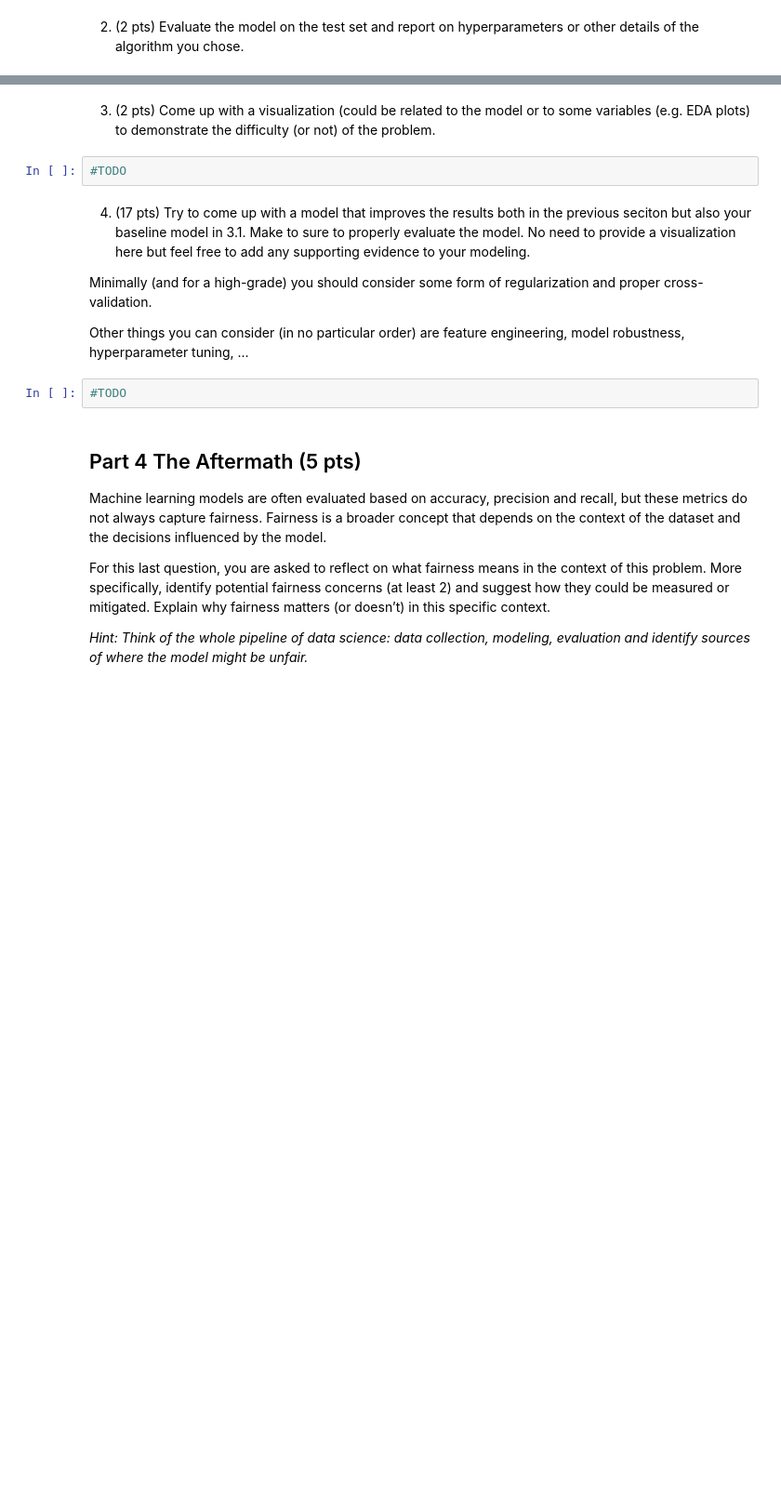
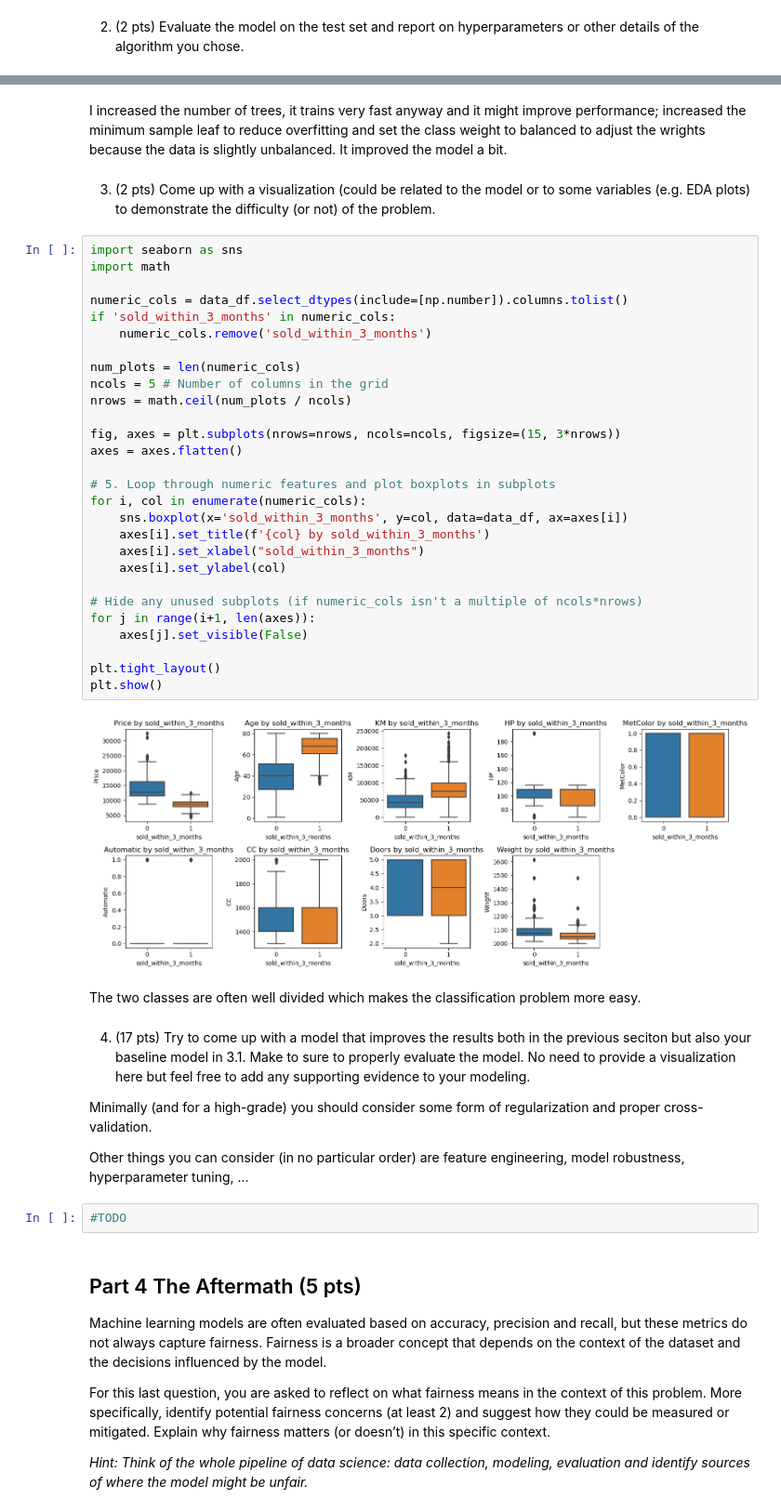
Before and after one commit to martinwss1337/Cliniques, a Jupyter notebook: clinic2/clinic2/clinic2-empty.ipynb, the cells around one changed output, grey strips where cells are left out. Shown: that part at 93% size. Drawn from its saved outputs; the diff is of its cells as text; blank space fills up the shorter version.

```diff
--- a/clinic2/clinic2/clinic2-empty.ipynb
+++ b/clinic2/clinic2/clinic2-empty.ipynb
@@ -918,7 +1117,39 @@ Follow these steps to complete the task:
+# %% [markdown]
+I increased the number of trees, it trains very fast anyway and it might improve performance; increased the minimum sample leaf to reduce overfitting and set the class weight to balanced to adjust the wrights because the data is slightly unbalanced. It improved the model a bit.
 # %% [markdown]
 3. (2 pts) Come up with a visualization (could be related to the model or to some variables (e.g. EDA plots) to demonstrate the difficulty (or not) of the problem.
 # %%
-#TODO
+import seaborn as sns
+import math
+
+numeric_cols = data_df.select_dtypes(include=[np.number]).columns.tolist()
+if 'sold_within_3_months' in numeric_cols:
+    numeric_cols.remove('sold_within_3_months')
+
+num_plots = len(numeric_cols)
+ncols = 5 # Number of columns in the grid
+nrows = math.ceil(num_plots / ncols)
+
+fig, axes = plt.subplots(nrows=nrows, ncols=ncols, figsize=(15, 3*nrows))
+axes = axes.flatten()
+
+# 5. Loop through numeric features and plot boxplots in subplots
+for i, col in enumerate(numeric_cols):
+    sns.boxplot(x='sold_within_3_months', y=col, data=data_df, ax=axes[i])
+    axes[i].set_title(f'{col} by sold_within_3_months')
+    axes[i].set_xlabel("sold_within_3_months")
+    axes[i].set_ylabel(col)
+
+# Hide any unused subplots (if numeric_cols isn't a multiple of ncols*nrows)
+for j in range(i+1, len(axes)):
+    axes[j].set_visible(False)
+
+plt.tight_layout()
+plt.show()
+# %% [output]
+[figure, added]
+# %% [markdown]
+The two classes are often well divided which makes the classification problem more easy.
 # %% [markdown]
 4. (17 pts) Try to come up with a model that improves the results both in the previous seciton but also your baseline model in 3.1. Make to sure to properly evaluate the model. No need to provide a visualization here but feel free to add any supporting evidence to your modeling.
 
```
Also changed, not shown: parts of 35 cells of this notebook, 1 other file.
